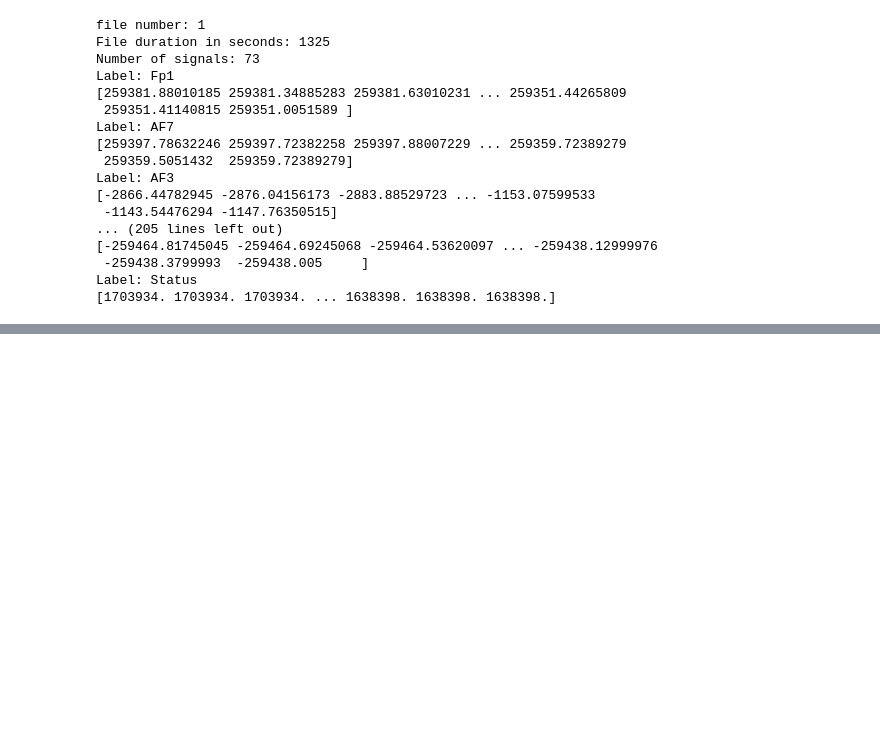
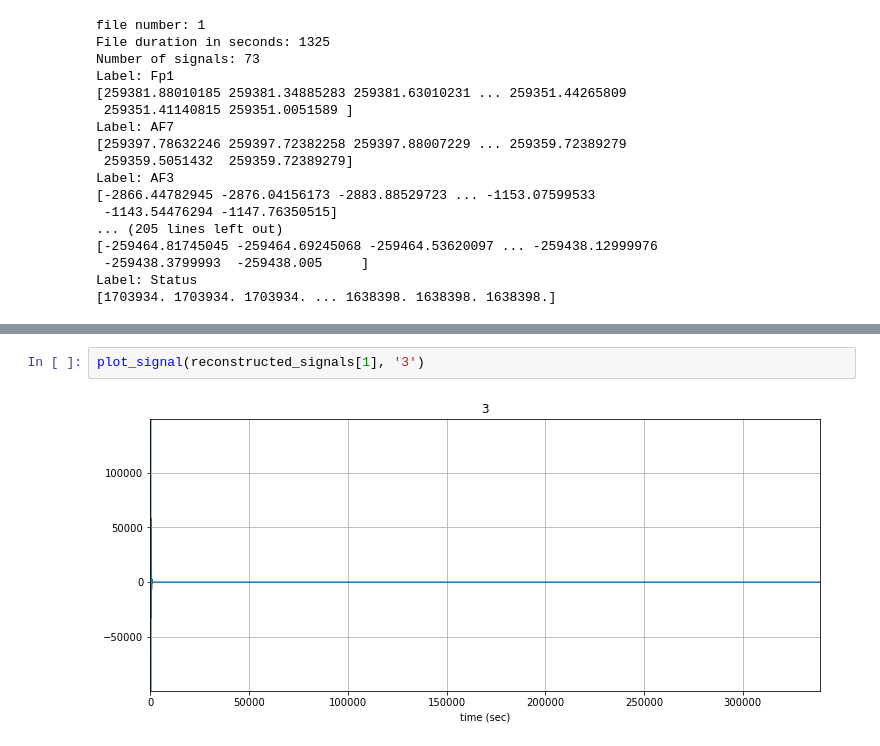
Before and after one commit to lyuxinghe/M2S, a Jupyter notebook: emf-emotion/main.ipynb, the cells around one changed output, grey strips where cells are left out. Drawn from its saved outputs; the diff is of its cells as text; blank space fills up the shorter version.

```diff
--- a/emf-emotion/main.ipynb
+++ b/emf-emotion/main.ipynb
@@ -83,0 +148,4 @@ Label: Status
+# %%
+plot_signal(reconstructed_signals[1], '3')
+# %% [output]
+[figure, added]
```
Also changed, not shown: parts of 8 cells of this notebook, 1 other file.
